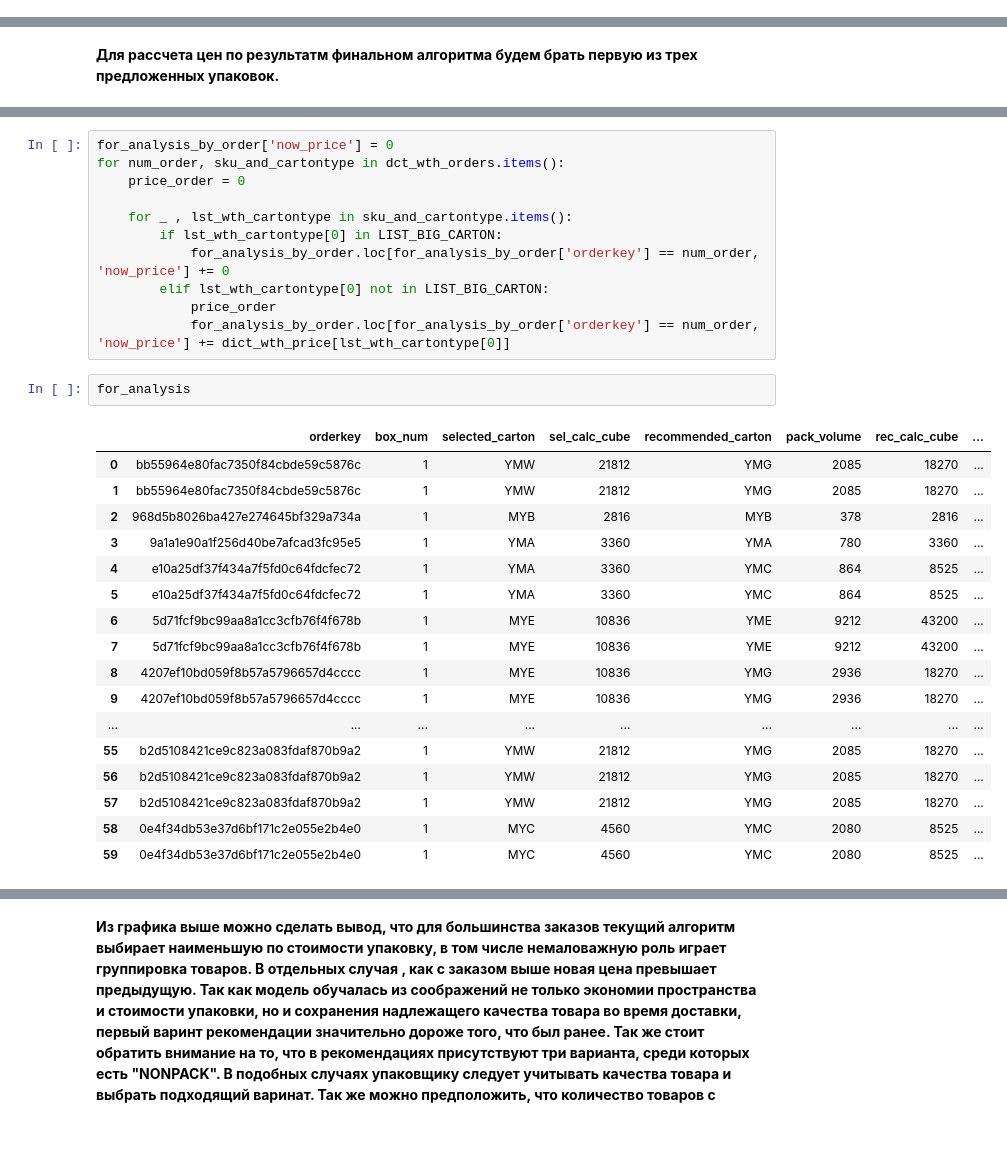
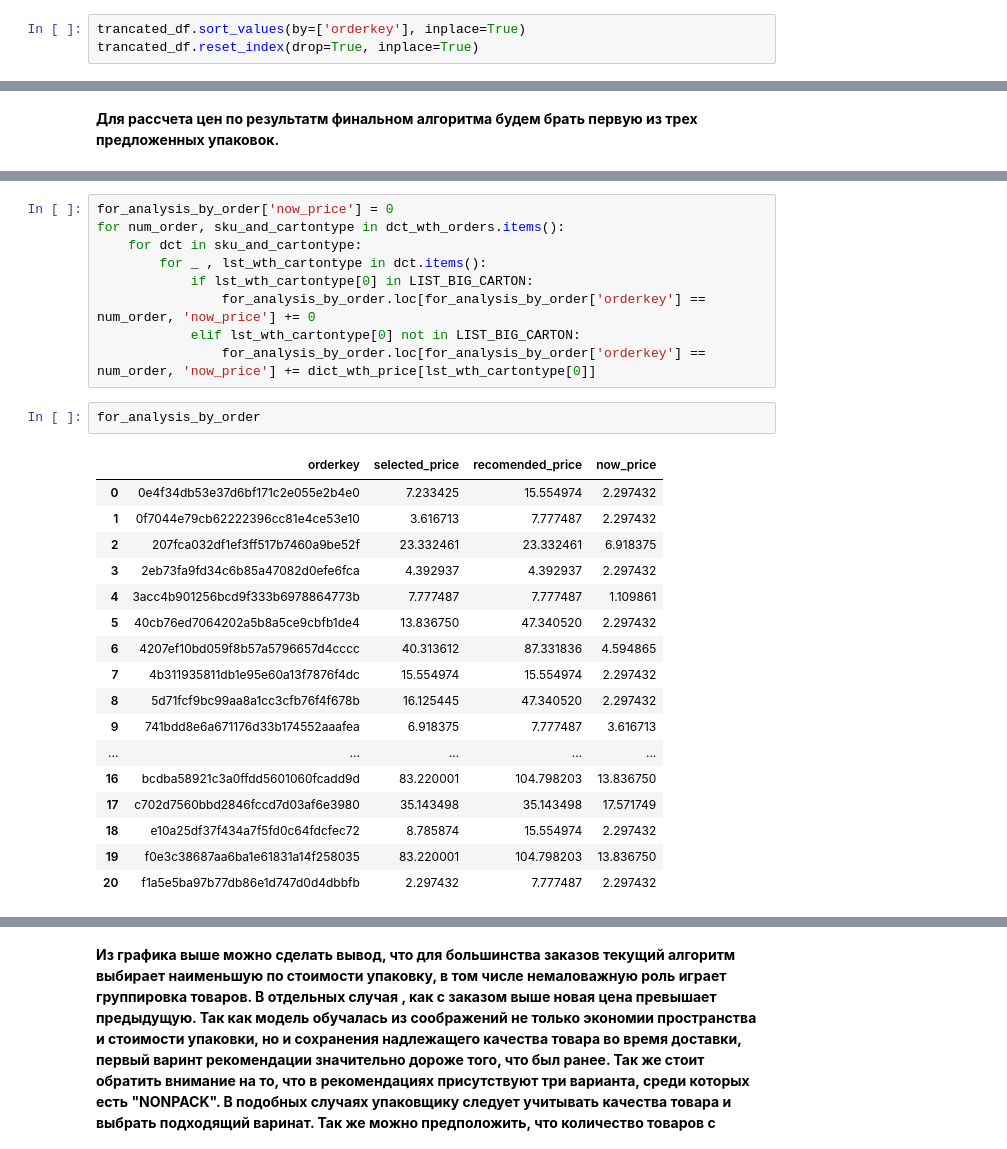
Before and after one commit to uladzislau21/YM_hackathon_Jun2023, a Jupyter notebook: yandex_hackathon_result_by_ds_team_4.ipynb, the cells around one changed output, grey strips where cells are left out. Saved outputs shown, nothing was run; the diff lists cells and outputs as text.

```diff
--- a/yandex_hackathon_result_by_ds_team_4.ipynb
+++ b/yandex_hackathon_result_by_ds_team_4.ipynb
@@ -224,5 +235,8 @@ del df_data, df_sku, df_sku_cargotypes
 # %% [markdown]
 **Обработаме текущий датасет**
+# %%
+trancated_df.sort_values(by=['orderkey'], inplace=True)
+trancated_df.reset_index(drop=True, inplace=True)
 # %%
 for_analysis = trancated_df.copy(deep=True)
 trancated_df.drop(['orderkey', 'selected_carton', 'recommended_carton', 'pack_volume', 'box_num', 'sel_calc_cube', 'rec_calc_cube'], axis=1, inplace=True)
@@ -394,34 +377,32 @@ for_analysis_by_order
 # %%
 for_analysis_by_order['now_price'] = 0
 for num_order, sku_and_cartontype in dct_wth_orders.items():
-    price_order = 0
-
-    for _ , lst_wth_cartontype in sku_and_cartontype.items():
-        if lst_wth_cartontype[0] in LIST_BIG_CARTON:
-            for_analysis_by_order.loc[for_analysis_by_order['orderkey'] == num_order, 'now_price'] += 0
-        elif lst_wth_cartontype[0] not in LIST_BIG_CARTON:
-            price_order
-            for_analysis_by_order.loc[for_analysis_by_order['orderkey'] == num_order, 'now_price'] += dict_wth_price[lst_wth_cartontype[0]]
+    for dct in sku_and_cartontype:
+        for _ , lst_wth_cartontype in dct.items():
+            if lst_wth_cartontype[0] in LIST_BIG_CARTON:
+                for_analysis_by_order.loc[for_analysis_by_order['orderkey'] == num_order, 'now_price'] += 0
+            elif lst_wth_cartontype[0] not in LIST_BIG_CARTON:
+                for_analysis_by_order.loc[for_analysis_by_order['orderkey'] == num_order, 'now_price'] += dict_wth_price[lst_wth_cartontype[0]]
 # %%
-for_analysis
+for_analysis_by_order
 # %% [output]
-|  | orderkey | box_num | selected_carton | sel_calc_cube | recommended_carton | pack_volume | rec_calc_cube | ... |
-| 0 | bb55964e80fac7350f84cbde59c5876c | 1 | YMW | 21812 | YMG | 2085 | 18270 | ... |
-| 1 | bb55964e80fac7350f84cbde59c5876c | 1 | YMW | 21812 | YMG | 2085 | 18270 | ... |
-| 2 | 968d5b8026ba427e274645bf329a734a | 1 | MYB | 2816 | MYB | 378 | 2816 | ... |
-| 3 | 9a1a1e90a1f256d40be7afcad3fc95e5 | 1 | YMA | 3360 | YMA | 780 | 3360 | ... |
-| 4 | e10a25df37f434a7f5fd0c64fdcfec72 | 1 | YMA | 3360 | YMC | 864 | 8525 | ... |
-| 5 | e10a25df37f434a7f5fd0c64fdcfec72 | 1 | YMA | 3360 | YMC | 864 | 8525 | ... |
-| 6 | 5d71fcf9bc99aa8a1cc3cfb76f4f678b | 1 | MYE | 10836 | YME | 9212 | 43200 | ... |
-| 7 | 5d71fcf9bc99aa8a1cc3cfb76f4f678b | 1 | MYE | 10836 | YME | 9212 | 43200 | ... |
-| 8 | 4207ef10bd059f8b57a5796657d4cccc | 1 | MYE | 10836 | YMG | 2936 | 18270 | ... |
-| 9 | 4207ef10bd059f8b57a5796657d4cccc | 1 | MYE | 10836 | YMG | 2936 | 18270 | ... |
-| ... | ... | ... | ... | ... | ... | ... | ... | ... |
-| 55 | b2d5108421ce9c823a083fdaf870b9a2 | 1 | YMW | 21812 | YMG | 2085 | 18270 | ... |
-| 56 | b2d5108421ce9c823a083fdaf870b9a2 | 1 | YMW | 21812 | YMG | 2085 | 18270 | ... |
-| 57 | b2d5108421ce9c823a083fdaf870b9a2 | 1 | YMW | 21812 | YMG | 2085 | 18270 | ... |
-| 58 | 0e4f34db53e37d6bf171c2e055e2b4e0 | 1 | MYC | 4560 | YMC | 2080 | 8525 | ... |
-| 59 | 0e4f34db53e37d6bf171c2e055e2b4e0 | 1 | MYC | 4560 | YMC | 2080 | 8525 | ... |
+|  | orderkey | selected_price | recomended_price | now_price |
+| 0 | 0e4f34db53e37d6bf171c2e055e2b4e0 | 7.233425 | 15.554974 | 2.297432 |
+| 1 | 0f7044e79cb62222396cc81e4ce53e10 | 3.616713 | 7.777487 | 2.297432 |
+| 2 | 207fca032df1ef3ff517b7460a9be52f | 23.332461 | 23.332461 | 6.918375 |
+| 3 | 2eb73fa9fd34c6b85a47082d0efe6fca | 4.392937 | 4.392937 | 2.297432 |
+| 4 | 3acc4b901256bcd9f333b6978864773b | 7.777487 | 7.777487 | 1.109861 |
+| 5 | 40cb76ed7064202a5b8a5ce9cbfb1de4 | 13.836750 | 47.340520 | 2.297432 |
+| 6 | 4207ef10bd059f8b57a5796657d4cccc | 40.313612 | 87.331836 | 4.594865 |
+| 7 | 4b311935811db1e95e60a13f7876f4dc | 15.554974 | 15.554974 | 2.297432 |
+| 8 | 5d71fcf9bc99aa8a1cc3cfb76f4f678b | 16.125445 | 47.340520 | 2.297432 |
+| 9 | 741bdd8e6a671176d33b174552aaafea | 6.918375 | 7.777487 | 3.616713 |
+| ... | ... | ... | ... | ... |
+| 16 | bcdba58921c3a0ffdd5601060fcadd9d | 83.220001 | 104.798203 | 13.836750 |
+| 17 | c702d7560bbd2846fccd7d03af6e3980 | 35.143498 | 35.143498 | 17.571749 |
+| 18 | e10a25df37f434a7f5fd0c64fdcfec72 | 8.785874 | 15.554974 | 2.297432 |
+| 19 | f0e3c38687aa6ba1e61831a14f258035 | 83.220001 | 104.798203 | 13.836750 |
+| 20 | f1a5e5ba97b77db86e1d747d0d4dbbfb | 2.297432 | 7.777487 | 2.297432 |
 # %%
 plt.figure(figsize=(15, 10))
 plt.title('Сравнение цен на тип выбранный упаковки по заказам', fontsize=17)
```
Also changed, not shown: parts of 28 cells of this notebook.
